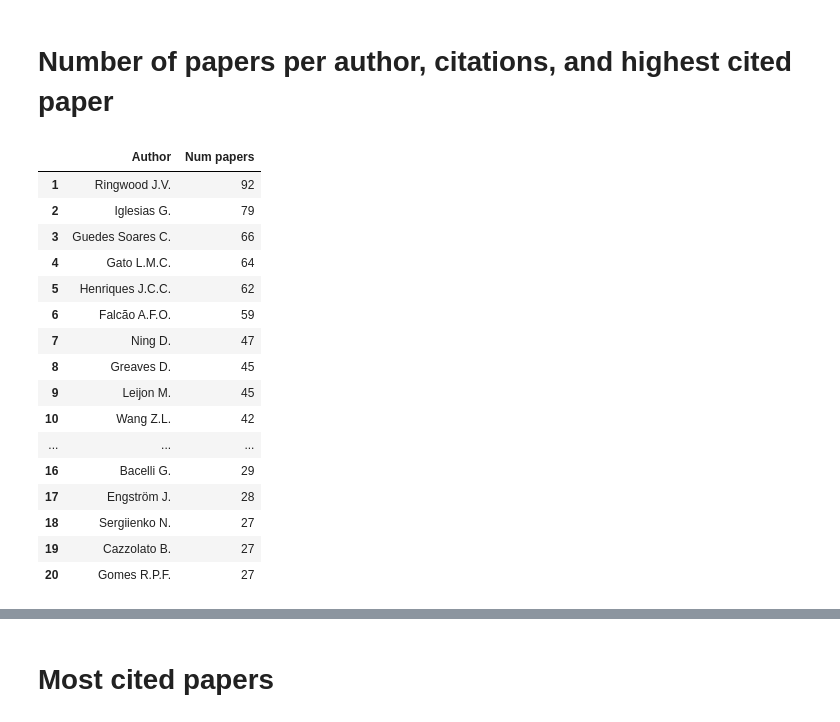
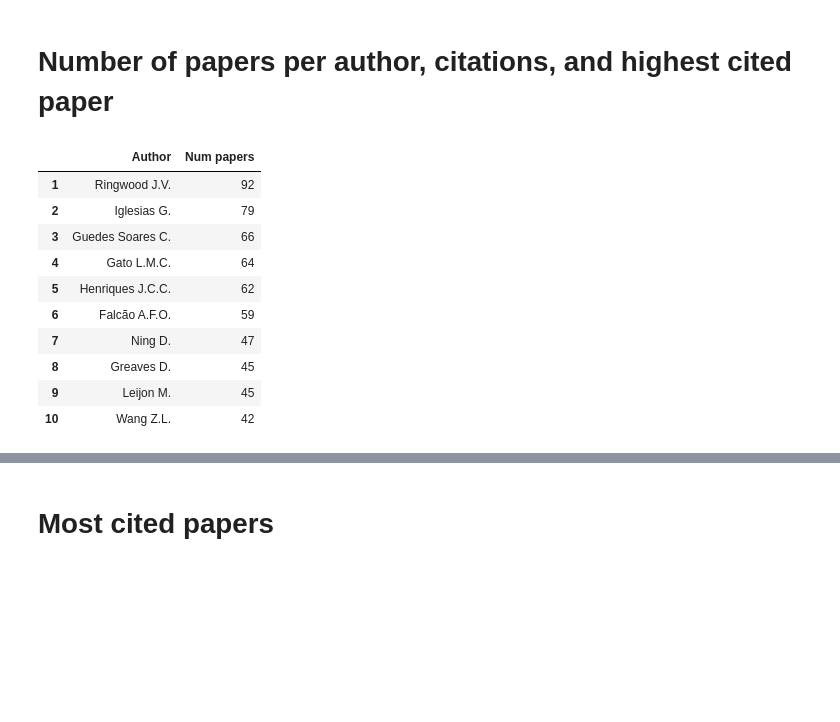
Before and after one commit to joaochenriques/PAS_STATS, a Jupyter notebook: WaveEnergyStatistics.ipynb, the cells around one changed output, grey strips where cells are left out. Cells and saved outputs as stored; diff of their text form; code cells hidden in the pictures; blank space fills up the shorter version.

```diff
--- a/WaveEnergyStatistics.ipynb
+++ b/WaveEnergyStatistics.ipynb
@@ -108,3 +149,7 @@ replacements_dic = {
+# %%
+max_entries = 10
+
+global_tab = {}
 # %% [markdown]
 # Countries ordered by percentage of the authors's country
 # %%
@@ -141,6 +186,7 @@ df_country_dic = {
 }
 
 for n, ( name, num ) in enumerate( sorted_country_frac_rank.items() ):
+    if n == max_entries: break
     df_country_name_lst.append( name )
     df_country_num_lst.append( int(num) )
 
@@ -191,39 +231,35 @@ for n, ( authors, authors_ID, citations, DOI, stage ) in enumerate( zip( authors
 sorted_papers_dic = { k: v for k, v in sorted( papers_dic.items(), key=lambda item: item[1].num_papers, reverse=True ) }
 
 df_authors_name_lst = []
 df_authors_num_lst = []
 
 df_authors_dic = {
         "Author": df_authors_name_lst,
         "Num papers": df_authors_num_lst
 }
 
 for n, dt in enumerate( sorted_papers_dic.values() ):
+    if n == max_entries: break
     df_authors_name_lst.append( dt.name )
     df_authors_num_lst.append( dt.num_papers )
+
 
 df = pd.DataFrame( df_authors_dic )
 df.index = df.index + 1
 
 left_align( df.head(20) )
 # %% [output]
 |  | Author | Num papers |
 | 1 | Ringwood J.V. | 92 |
 | 2 | Iglesias G. | 79 |
 | 3 | Guedes Soares C. | 66 |
 | 4 | Gato L.M.C. | 64 |
 | 5 | Henriques J.C.C. | 62 |
 | 6 | Falcão A.F.O. | 59 |
 | 7 | Ning D. | 47 |
 | 8 | Greaves D. | 45 |
 | 9 | Leijon M. | 45 |
 | 10 | Wang Z.L. | 42 |
-| ... | ... | ... |
-| 16 | Bacelli G. | 29 |
-| 17 | Engström J. | 28 |
-| 18 | Sergiienko N. | 27 |
-| 19 | Cazzolato B. | 27 |
-| 20 | Gomes R.P.F. | 27 |
 # %%
 sorted_citations_dic = { k: v for k, v in sorted( papers_dic.items(), key=lambda item: item[1].citations, reverse=True ) }
 
```
Also changed, not shown: parts of 14 cells of this notebook.
